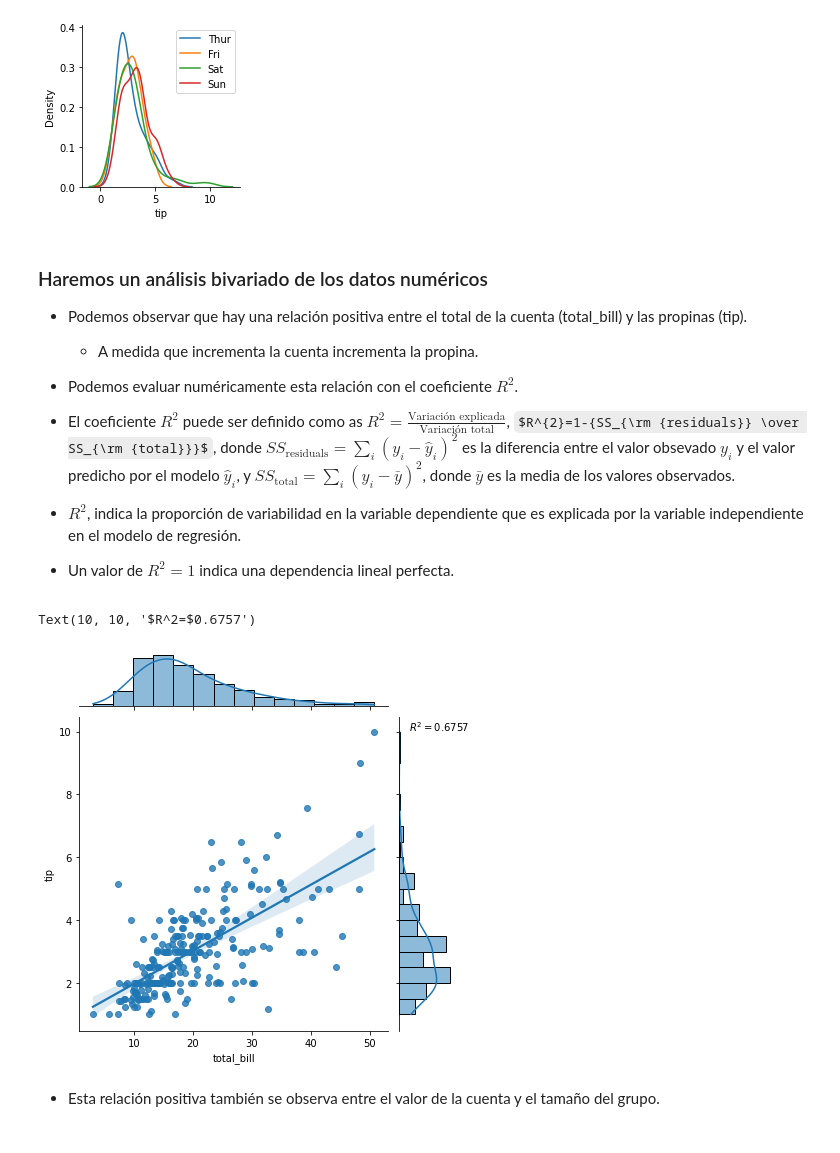
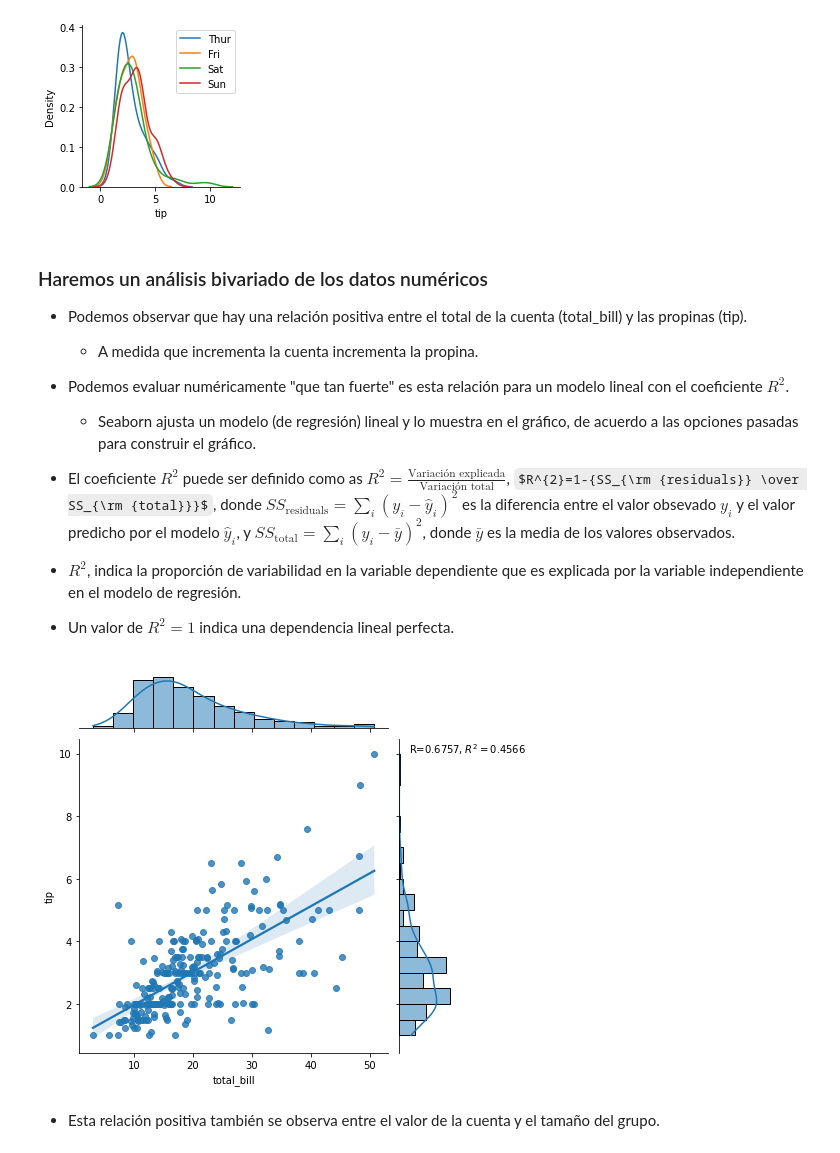
Before and after one commit to marsgr6/EN-online, a Jupyter notebook: exploratory_data_analysis.ipynb, the cells around one changed output. Cells and saved outputs as stored; diff of their text form; code cells hidden in the pictures; some formulas as TeX source.

```diff
--- a/exploratory_data_analysis.ipynb
+++ b/exploratory_data_analysis.ipynb
@@ -664,7 +664,8 @@ plt.legend()
 - Podemos observar que hay una relación positiva entre el total de la cuenta (total_bill) y las propinas (tip).
   - A medida que incrementa la cuenta incrementa la propina.
 
-- Podemos evaluar numéricamente esta relación con el coeficiente $R^2$.
+- Podemos evaluar numéricamente "que tan fuerte" es esta relación para un modelo lineal con el coeficiente $R^2$.
+  - Seaborn ajusta un modelo (de regresión) lineal y lo muestra en el gráfico, de acuerdo a las opciones pasadas para construir el gráfico.
 - El coeficiente $R^2$ puede ser definido como as $R^2 = \frac{\text{Variación explicada}}{\text{Variación total}}$,
 $R^{2}=1-{SS_{\rm {residuals}} \over SS_{\rm {total}}}$,
 donde $SS_{\text{residuals}}=\sum _{i}(y_{i}-\hat{y}_{i})^{2}$ es la diferencia entre el valor obsevado $y_{i}$ y el valor predicho por el modelo $\hat{y}_{i}$,
@@ -676,14 +677,15 @@ indica la proporción de variabilidad en la variable dependiente que es explicad
 # %%
 from scipy.stats import pearsonr
 
 sns.jointplot(x="total_bill", y="tip", data=tip_data, kind="reg")
 
-r2 = np.round(pearsonr(tip_data['total_bill'], tip_data['tip'])[0], 4)
+r = np.round(pearsonr(tip_data['total_bill'], tip_data['tip'])[0], 4)
 
-plt.text(10,10,r'$R^2=$'+str(r2))
+r2 = np.round(r**2, 4)
+
+t = plt.text(10,10,r'R='+str(r)+', $R^2=$'+str(r2))
 # %% [output]
-Text(10, 10, '$R^2=$0.6757')
-[figure, old version]
+[figure, new version]
 # %% [markdown]
 - Esta relación positiva también se observa entre el valor de la cuenta y el tamaño del grupo.
 # %%
```
Also changed, not shown: parts of 9 cells of this notebook, 2 other files.
